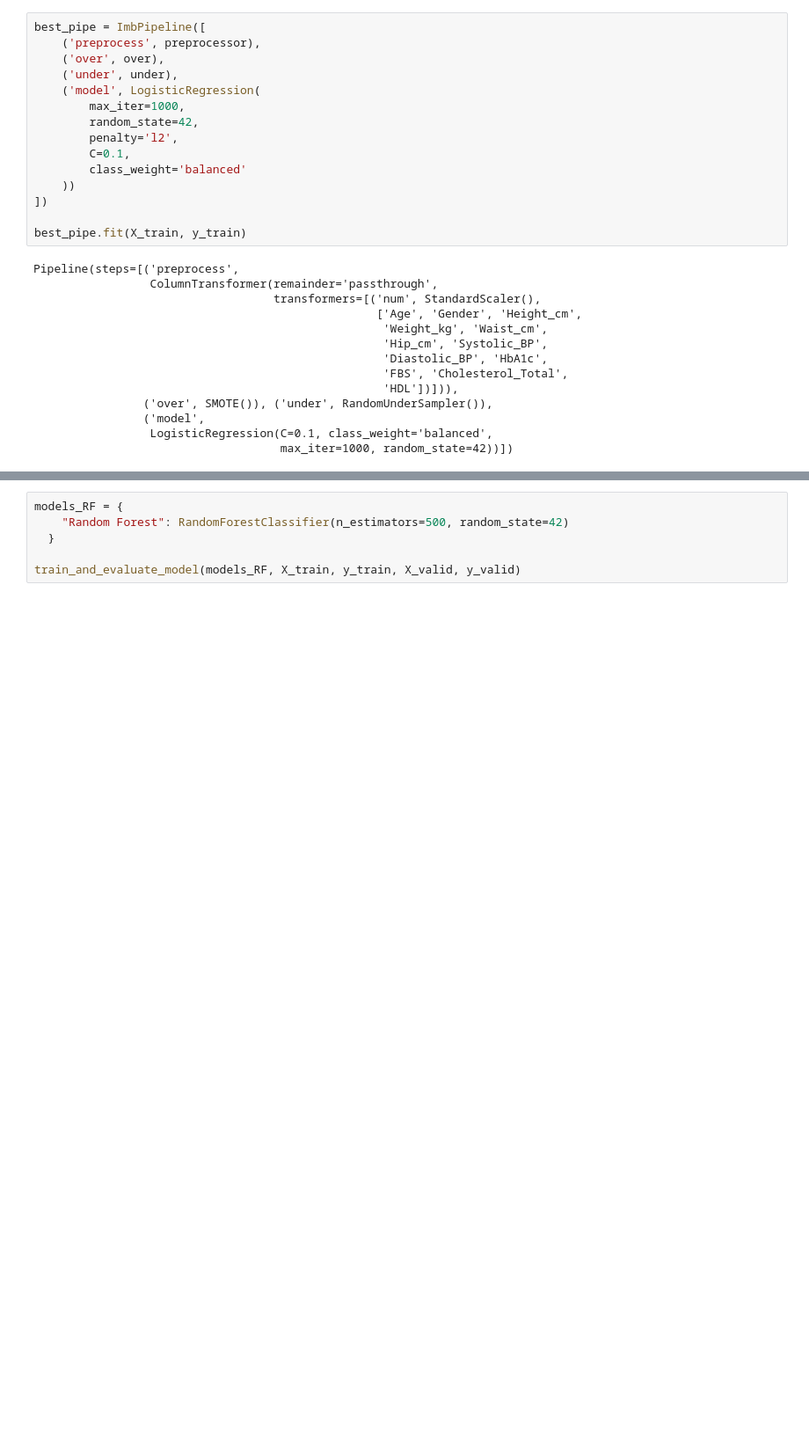
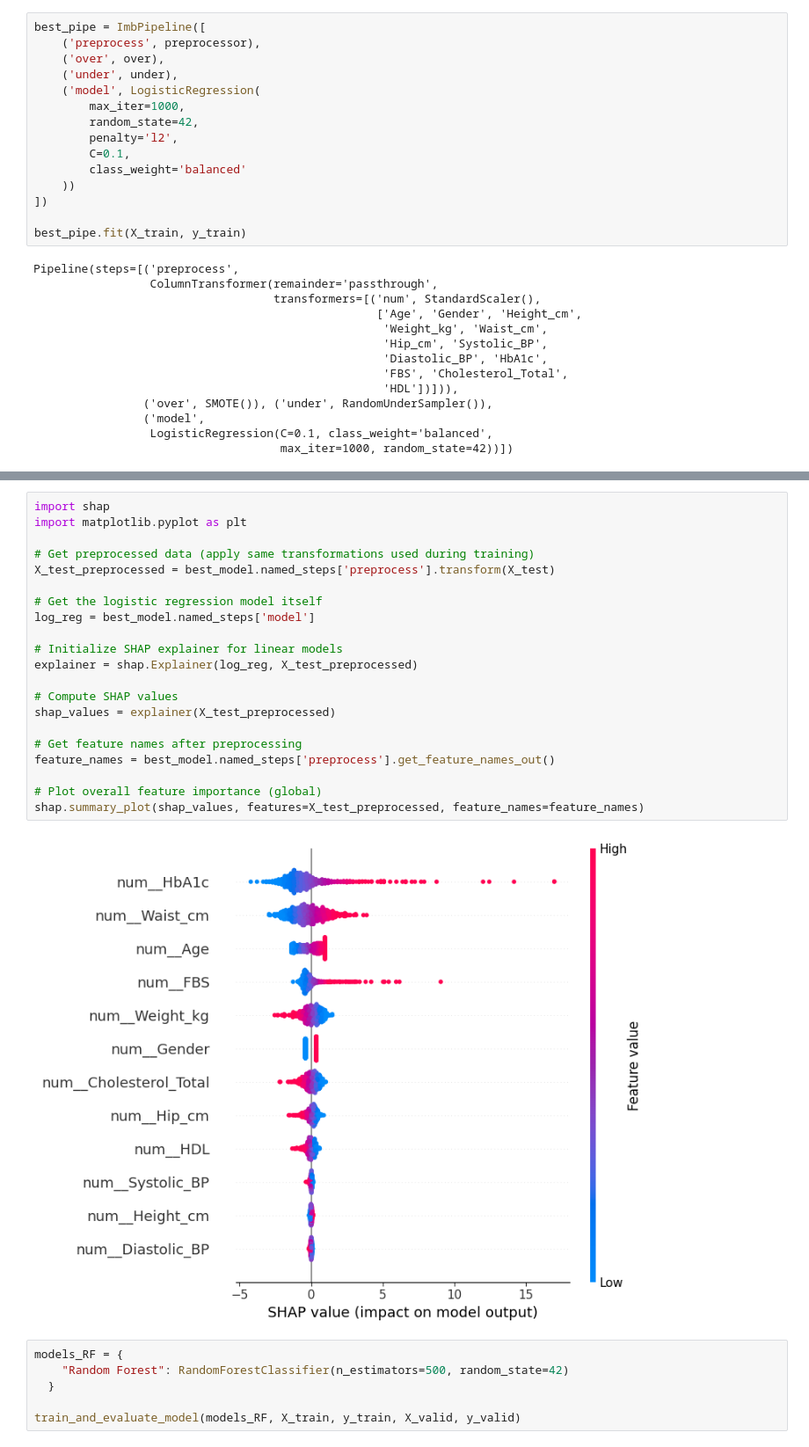
Before and after one commit to Jarmen24/thesis_diabetes, a Jupyter notebook: train_data.ipynb, the cells around one changed output, grey strips where cells are left out. Shown: that part at 88% size. Cells and saved outputs as stored; diff of their text form; blank space fills up the shorter version.

```diff
--- a/train_data.ipynb
+++ b/train_data.ipynb
@@ -460,3 +545,26 @@ Predicted Probability of Diabetes: 18.90%
+# %%
+import shap
+import matplotlib.pyplot as plt
+
+# Get preprocessed data (apply same transformations used during training)
+X_test_preprocessed = best_model.named_steps['preprocess'].transform(X_test)
+
+# Get the logistic regression model itself
+log_reg = best_model.named_steps['model']
+
+# Initialize SHAP explainer for linear models
+explainer = shap.Explainer(log_reg, X_test_preprocessed)
+
+# Compute SHAP values
+shap_values = explainer(X_test_preprocessed)
+
+# Get feature names after preprocessing
+feature_names = best_model.named_steps['preprocess'].get_feature_names_out()
+
+# Plot overall feature importance (global)
+shap.summary_plot(shap_values, features=X_test_preprocessed, feature_names=feature_names)
+# %% [output]
+[figure, added]
 # %%
 models_RF = {
     "Random Forest": RandomForestClassifier(n_estimators=500, random_state=42)
```
Also changed, not shown: parts of 8 cells of this notebook.
